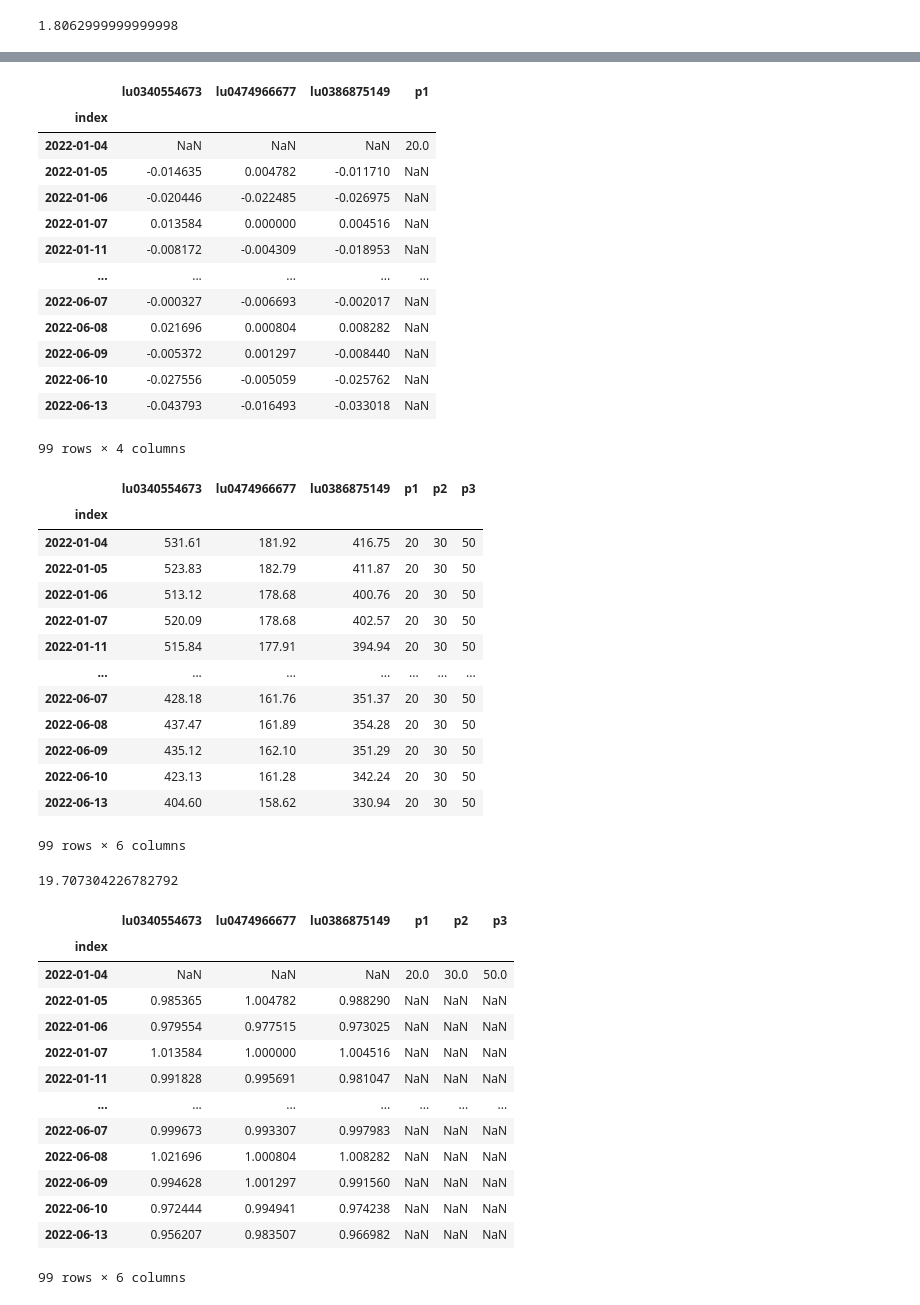
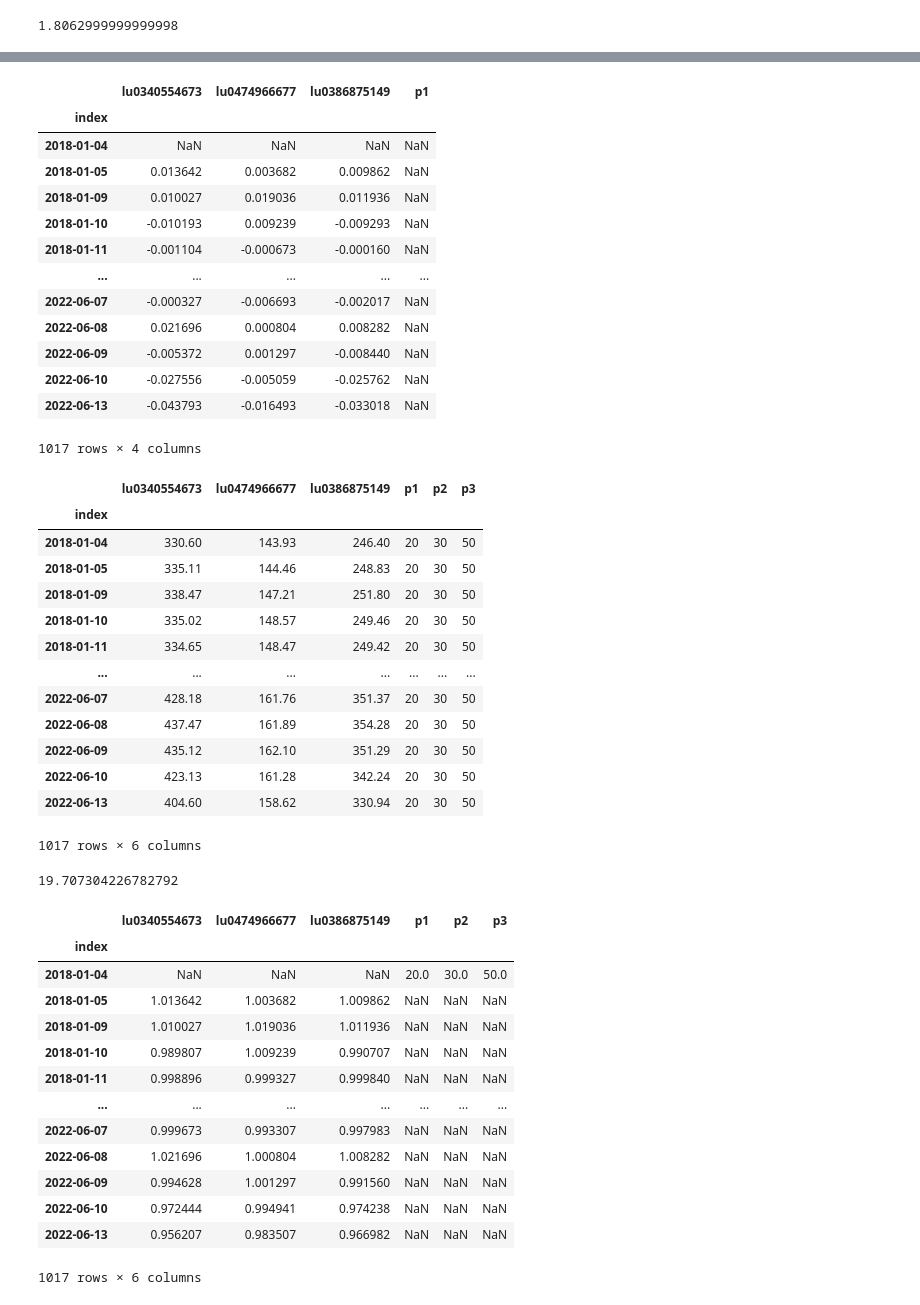
Before and after one commit to resquator/pam.simulator, a Jupyter notebook: simulation-ffn.ipynb, the cells around one changed output, grey strips where cells are left out. Saved outputs shown, nothing was run; the diff lists cells and outputs as text; code cells hidden in the pictures.

```diff
--- a/simulation-ffn.ipynb
+++ b/simulation-ffn.ipynb
@@ -46,7 +54,7 @@ filename
 isins=['LU0280438135','LU0255977372','LU0133806785']
 # %%
 isins = ['LU0340554673','LU0474966677','LU0386875149']
-filename = 'portfolios/ptf.csv'
+filename = 'portfolios/ptf_18062022203808.csv'
 prices = ffn.get(f'{isins[0]},{isins[1]},{isins[2]}', provider=ffn.data.csv, path=filename)
 prices
 # %% [output]
@@ -318,58 +363,58 @@ returns
 # %% [output]
 |  | lu0340554673 | lu0474966677 | lu0386875149 | p1 |
 | index |  |  |  |  |
-| 2022-01-04 | NaN | NaN | NaN | 20.0 |
-| 2022-01-05 | -0.014635 | 0.004782 | -0.011710 | NaN |
-| 2022-01-06 | -0.020446 | -0.022485 | -0.026975 | NaN |
-| 2022-01-07 | 0.013584 | 0.000000 | 0.004516 | NaN |
-| 2022-01-11 | -0.008172 | -0.004309 | -0.018953 | NaN |
+| 2018-01-04 | NaN | NaN | NaN | NaN |
+| 2018-01-05 | 0.013642 | 0.003682 | 0.009862 | NaN |
+| 2018-01-09 | 0.010027 | 0.019036 | 0.011936 | NaN |
+| 2018-01-10 | -0.010193 | 0.009239 | -0.009293 | NaN |
+| 2018-01-11 | -0.001104 | -0.000673 | -0.000160 | NaN |
 | ... | ... | ... | ... | ... |
 | 2022-06-07 | -0.000327 | -0.006693 | -0.002017 | NaN |
 | 2022-06-08 | 0.021696 | 0.000804 | 0.008282 | NaN |
 | 2022-06-09 | -0.005372 | 0.001297 | -0.008440 | NaN |
 | 2022-06-10 | -0.027556 | -0.005059 | -0.025762 | NaN |
 | 2022-06-13 | -0.043793 | -0.016493 | -0.033018 | NaN |
-99 rows × 4 columns
+1017 rows × 4 columns
 # %%
 prices
 # %% [output]
 |  | lu0340554673 | lu0474966677 | lu0386875149 | p1 | p2 | p3 |
 | index |  |  |  |  |  |  |
-| 2022-01-04 | 531.61 | 181.92 | 416.75 | 20 | 30 | 50 |
-| 2022-01-05 | 523.83 | 182.79 | 411.87 | 20 | 30 | 50 |
-| 2022-01-06 | 513.12 | 178.68 | 400.76 | 20 | 30 | 50 |
-| 2022-01-07 | 520.09 | 178.68 | 402.57 | 20 | 30 | 50 |
-| 2022-01-11 | 515.84 | 177.91 | 394.94 | 20 | 30 | 50 |
+| 2018-01-04 | 330.60 | 143.93 | 246.40 | 20 | 30 | 50 |
+| 2018-01-05 | 335.11 | 144.46 | 248.83 | 20 | 30 | 50 |
+| 2018-01-09 | 338.47 | 147.21 | 251.80 | 20 | 30 | 50 |
+| 2018-01-10 | 335.02 | 148.57 | 249.46 | 20 | 30 | 50 |
+| 2018-01-11 | 334.65 | 148.47 | 249.42 | 20 | 30 | 50 |
 | ... | ... | ... | ... | ... | ... | ... |
 | 2022-06-07 | 428.18 | 161.76 | 351.37 | 20 | 30 | 50 |
 | 2022-06-08 | 437.47 | 161.89 | 354.28 | 20 | 30 | 50 |
 | 2022-06-09 | 435.12 | 162.10 | 351.29 | 20 | 30 | 50 |
 | 2022-06-10 | 423.13 | 161.28 | 342.24 | 20 | 30 | 50 |
 | 2022-06-13 | 404.60 | 158.62 | 330.94 | 20 | 30 | 50 |
-99 rows × 6 columns
+1017 rows × 6 columns
 # %%
 523.83/531.61*20
 # %% [output]
 19.707304226782792
 # %%
 returns_1 = returns + 1
-returns_1.loc['2022-01-04','p1']=20
-returns_1.loc['2022-01-04','p2']=30
-returns_1.loc['2022-01-04','p3']=50
+returns_1.loc['2018-01-04','p1']=20
+returns_1.loc['2018-01-04','p2']=30
+returns_1.loc['2018-01-04','p3']=50
 returns_1
 # %% [output]
 |  | lu0340554673 | lu0474966677 | lu0386875149 | p1 | p2 | p3 |
 | index |  |  |  |  |  |  |
-| 2022-01-04 | NaN | NaN | NaN | 20.0 | 30.0 | 50.0 |
-| 2022-01-05 | 0.985365 | 1.004782 | 0.988290 | NaN | NaN | NaN |
-| 2022-01-06 | 0.979554 | 0.977515 | 0.973025 | NaN | NaN | NaN |
-| 2022-01-07 | 1.013584 | 1.000000 | 1.004516 | NaN | NaN | NaN |
-| 2022-01-11 | 0.991828 | 0.995691 | 0.981047 | NaN | NaN | NaN |
+| 2018-01-04 | NaN | NaN | NaN | 20.0 | 30.0 | 50.0 |
+| 2018-01-05 | 1.013642 | 1.003682 | 1.009862 | NaN | NaN | NaN |
+| 2018-01-09 | 1.010027 | 1.019036 | 1.011936 | NaN | NaN | NaN |
+| 2018-01-10 | 0.989807 | 1.009239 | 0.990707 | NaN | NaN | NaN |
+| 2018-01-11 | 0.998896 | 0.999327 | 0.999840 | NaN | NaN | NaN |
 | ... | ... | ... | ... | ... | ... | ... |
 | 2022-06-07 | 0.999673 | 0.993307 | 0.997983 | NaN | NaN | NaN |
 | 2022-06-08 | 1.021696 | 1.000804 | 1.008282 | NaN | NaN | NaN |
 | 2022-06-09 | 0.994628 | 1.001297 | 0.991560 | NaN | NaN | NaN |
 | 2022-06-10 | 0.972444 | 0.994941 | 0.974238 | NaN | NaN | NaN |
 | 2022-06-13 | 0.956207 | 0.983507 | 0.966982 | NaN | NaN | NaN |
-99 rows × 6 columns
+1017 rows × 6 columns
 # %%
```
Also changed, not shown: parts of 50 cells of this notebook, 15 other files.
